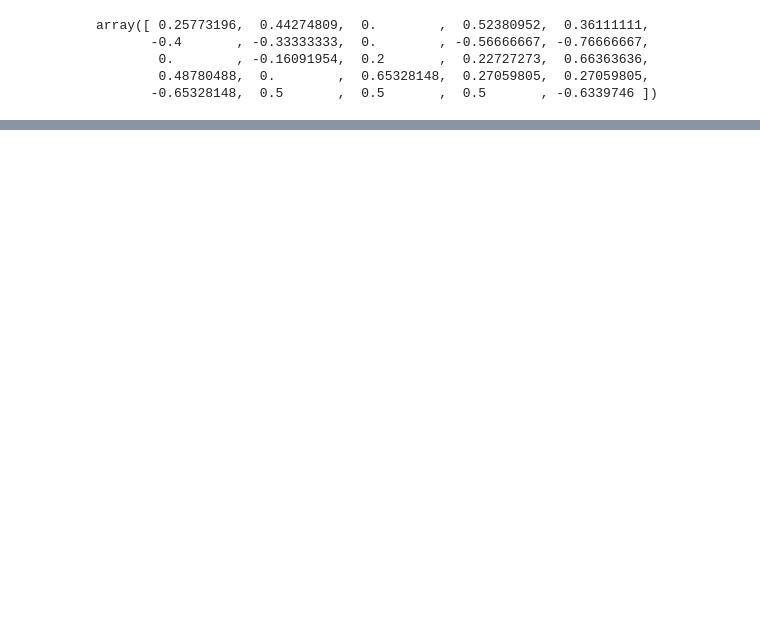
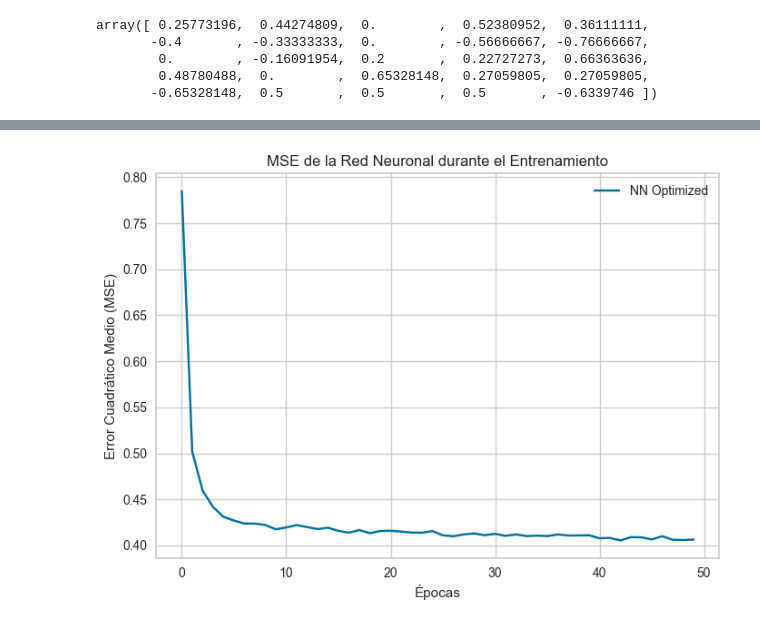
Before and after one commit to therokitoki/AA1-TUIA-Alsop-Hachen, a Jupyter notebook: tp2.ipynb, the cells around one changed output, grey strips where cells are left out. Drawn from its saved outputs; the diff is of its cells as text; code cells hidden in the pictures; blank space fills up the shorter version.

```diff
--- a/tp2.ipynb
+++ b/tp2.ipynb
@@ -1749,0 +2134,11 @@ Error:
+# %%
+#Mejores hiperparámetros: {'epochs': 50, 'batch_size': 32, 'learning_rate': 0.0006921954967116626}
+nn_optimized = NeuralNetwork(epochs=50, batch_size=32, learning_rate=0.0006921954967116626)
+
+#buildeo el modelo
+nn_optimized.build_model(input_shape=X_train_nn.shape[1])
+# entreno el modelo
+history=nn_optimized.fit(X_train_nn, y_train_nn, X_valid_nn, y_valid_nn)
+
+# evaluo metricas
+#nn_optimized.evaluate(x_test_scaled, y_test)
@@ -1750,2 +2182,11 @@ Error:
+# %%
+plt.plot(history[0], label='NN Optimized')
+plt.xlabel('Épocas')
+plt.ylabel('Error Cuadrático Medio (MSE)')
+plt.title('MSE de la Red Neuronal durante el Entrenamiento')
+plt.legend()
+plt.show()
+# %% [output]
+[figure, added]
 # %%
 joblib.dump(nn, "docker/model.pkl")
```
Also changed, not shown: parts of 74 cells of this notebook.
